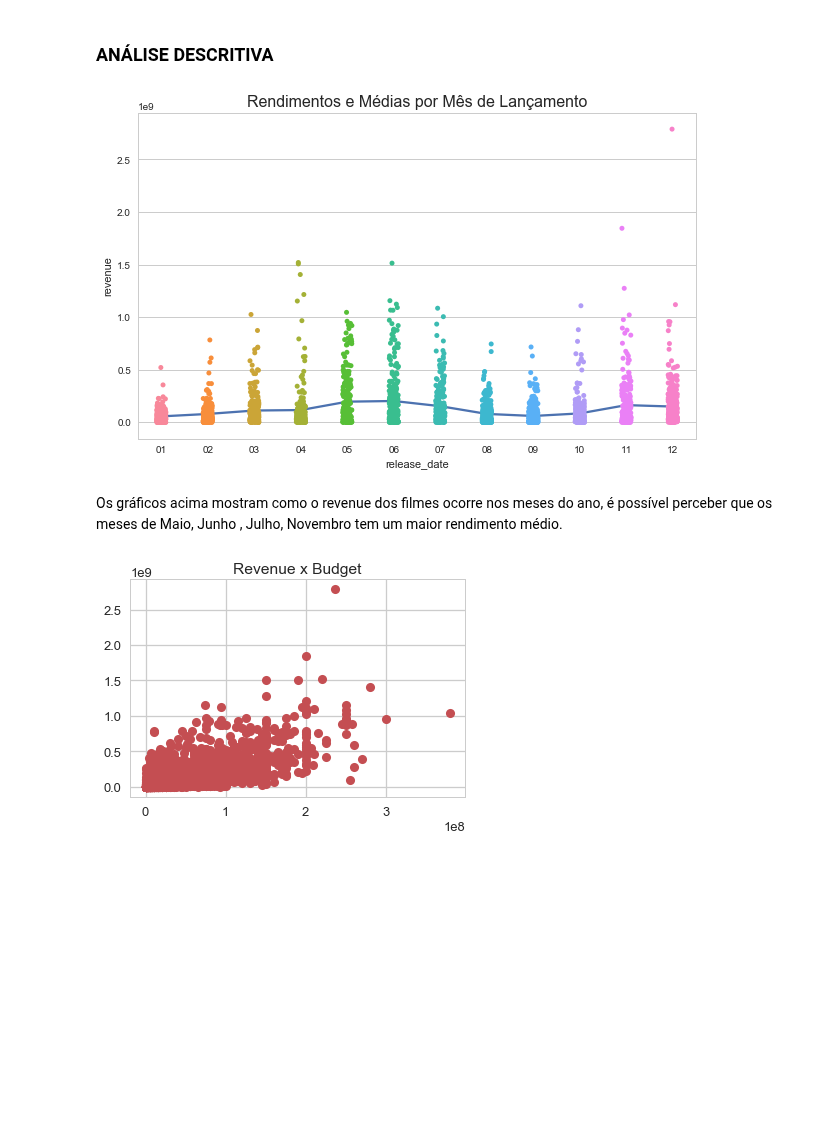
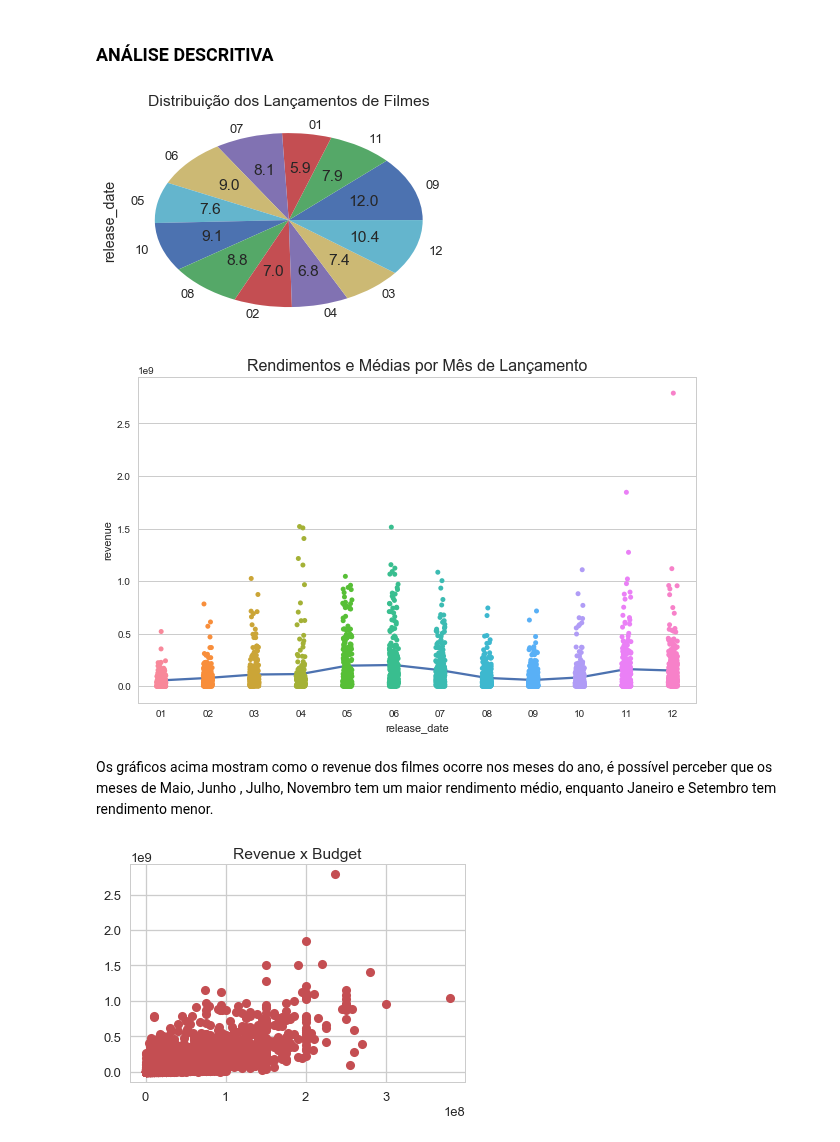
Before and after one commit to guipleite/DPCD, a Jupyter notebook: Projeto3/Projeto3 Layout.ipynb, the cells around one changed output. Cells and saved outputs as stored; diff of their text form; code cells hidden in the pictures; blank space fills up the shorter version.

```diff
--- a/Projeto3/Projeto3 Layout.ipynb
+++ b/Projeto3/Projeto3 Layout.ipynb
@@ -56,9 +59,14 @@ See the caveats in the documentation: http://pandas.pydata.org/pandas-docs/stabl
   after removing the cwd from sys.path.
 # %% [markdown]
 ### ANÁLISE DESCRITIVA
+# %%
+ut15 = (nndf.release_date.value_counts(sort=False, normalize=True)*100)
+a4_dims = (10, 6)
+plot = ut15.plot(kind='pie',title = "Distribuição dos Lançamentos de Filmes",autopct='%.1f')
+# %% [output]
+[figure, added]
 # %%
 sns.set(style="whitegrid", color_codes=True)
-a4_dims = (10, 6)
 fig, ax = plt.subplots(figsize=a4_dims)
 plt.title('Rendimentos e Médias por Mês de Lançamento', fontsize=16)
 sns.set_context("talk")
@@ -76,9 +84,9 @@ plt.plot(X2,Y2)
 
 plt.show()
 # %% [output]
-[figure, old version]
+[figure, new version]
 # %% [markdown]
-Os gráficos acima mostram como o revenue dos filmes ocorre nos meses do ano, é possível perceber que os meses de Maio, Junho , Julho, Novembro tem um maior rendimento médio.
+Os gráficos acima mostram como o revenue dos filmes ocorre nos meses do ano, é possível perceber que os meses de Maio, Junho , Julho, Novembro tem um maior rendimento médio, enquanto Janeiro e Setembro tem rendimento menor.
 # %%
 plt.plot(nndf['budget'],nndf['revenue'],'ro')
 plt.title('Revenue x Budget')
```
Also changed, not shown: parts of 16 cells of this notebook.
